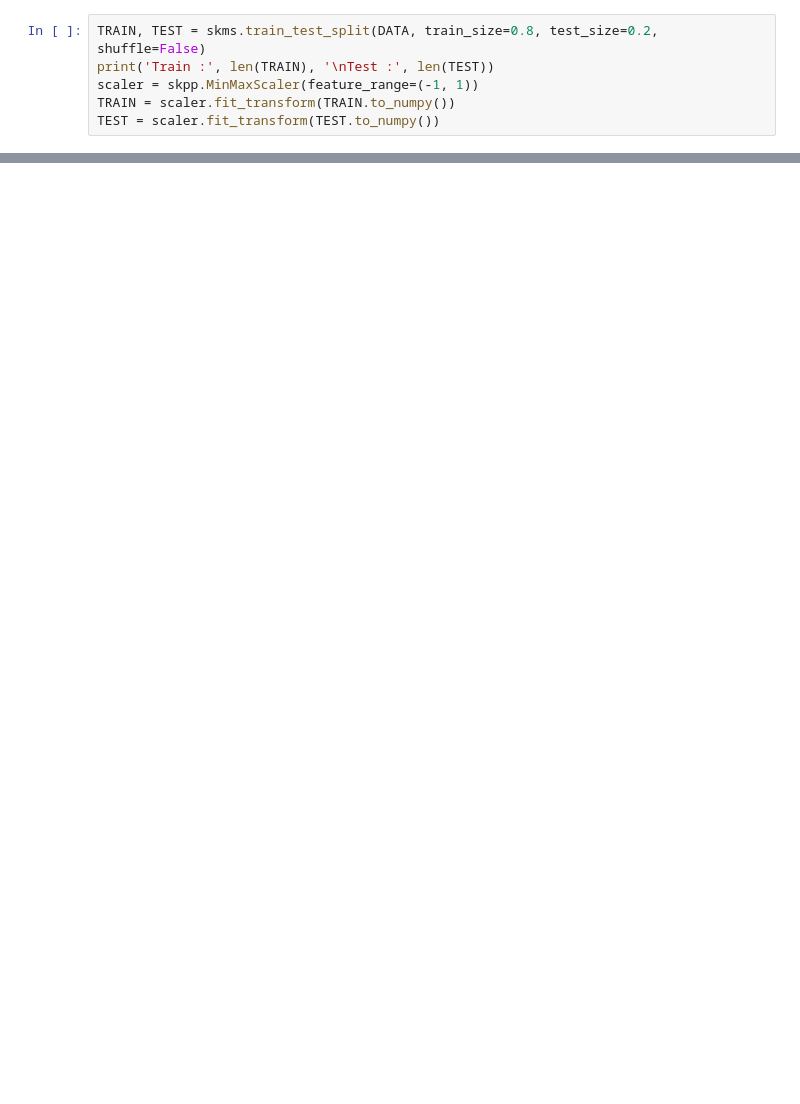
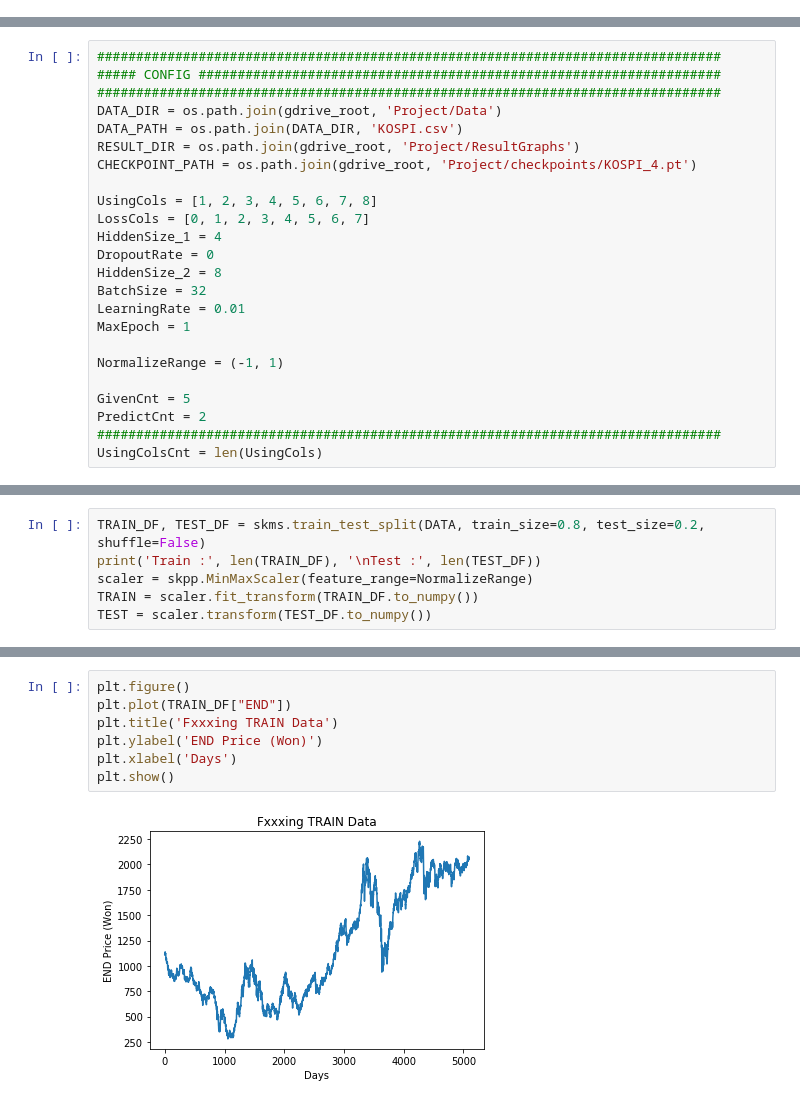
Before and after one commit to Kicory/ML_StockPJ, a Jupyter notebook: Notebook/TheGrandPredictor.ipynb, the cells around one changed output, grey strips where cells are left out. Drawn from its saved outputs; the diff is of its cells as text; blank space fills up the shorter version.

```diff
--- a/Notebook/TheGrandPredictor.ipynb
+++ b/Notebook/TheGrandPredictor.ipynb
@@ -92,6 +15,0 @@ plt.show()
-# %%
-TRAIN, TEST = skms.train_test_split(DATA, train_size=0.8, test_size=0.2, shuffle=False)
-print('Train :', len(TRAIN), '\nTest :', len(TEST))
-scaler = skpp.MinMaxScaler(feature_range=(-1, 1))
-TRAIN = scaler.fit_transform(TRAIN.to_numpy())
-TEST = scaler.fit_transform(TEST.to_numpy())
@@ -366,0 +47,24 @@ import plotly
+# %%
+################################################################################
+##### CONFIG ###################################################################
+################################################################################
+DATA_DIR = os.path.join(gdrive_root, 'Project/Data')
+DATA_PATH = os.path.join(DATA_DIR, 'KOSPI.csv')
+RESULT_DIR = os.path.join(gdrive_root, 'Project/ResultGraphs')
+CHECKPOINT_PATH = os.path.join(gdrive_root, 'Project/checkpoints/KOSPI_4.pt')
+
+UsingCols = [1, 2, 3, 4, 5, 6, 7, 8]
+LossCols = [0, 1, 2, 3, 4, 5, 6, 7]
+HiddenSize_1 = 4
+DropoutRate = 0
+HiddenSize_2 = 8
+BatchSize = 32
+LearningRate = 0.01
+MaxEpoch = 1
+
+NormalizeRange = (-1, 1)
+
+GivenCnt = 5
+PredictCnt = 2
+################################################################################
+UsingColsCnt = len(UsingCols)
@@ -366,0 +118,6 @@ import plotly
+# %%
+TRAIN_DF, TEST_DF = skms.train_test_split(DATA, train_size=0.8, test_size=0.2, shuffle=False)
+print('Train :', len(TRAIN_DF), '\nTest :', len(TEST_DF))
+scaler = skpp.MinMaxScaler(feature_range=NormalizeRange)
+TRAIN = scaler.fit_transform(TRAIN_DF.to_numpy())
+TEST = scaler.transform(TEST_DF.to_numpy())
@@ -366,0 +142,9 @@ import plotly
+# %%
+plt.figure()
+plt.plot(TRAIN_DF["END"])
+plt.title('Fxxxing TRAIN Data')
+plt.ylabel('END Price (Won)')
+plt.xlabel('Days')
+plt.show()
+# %% [output]
+[figure, added]
```
Also changed, not shown: parts of 68 cells of this notebook, 2 other files.
